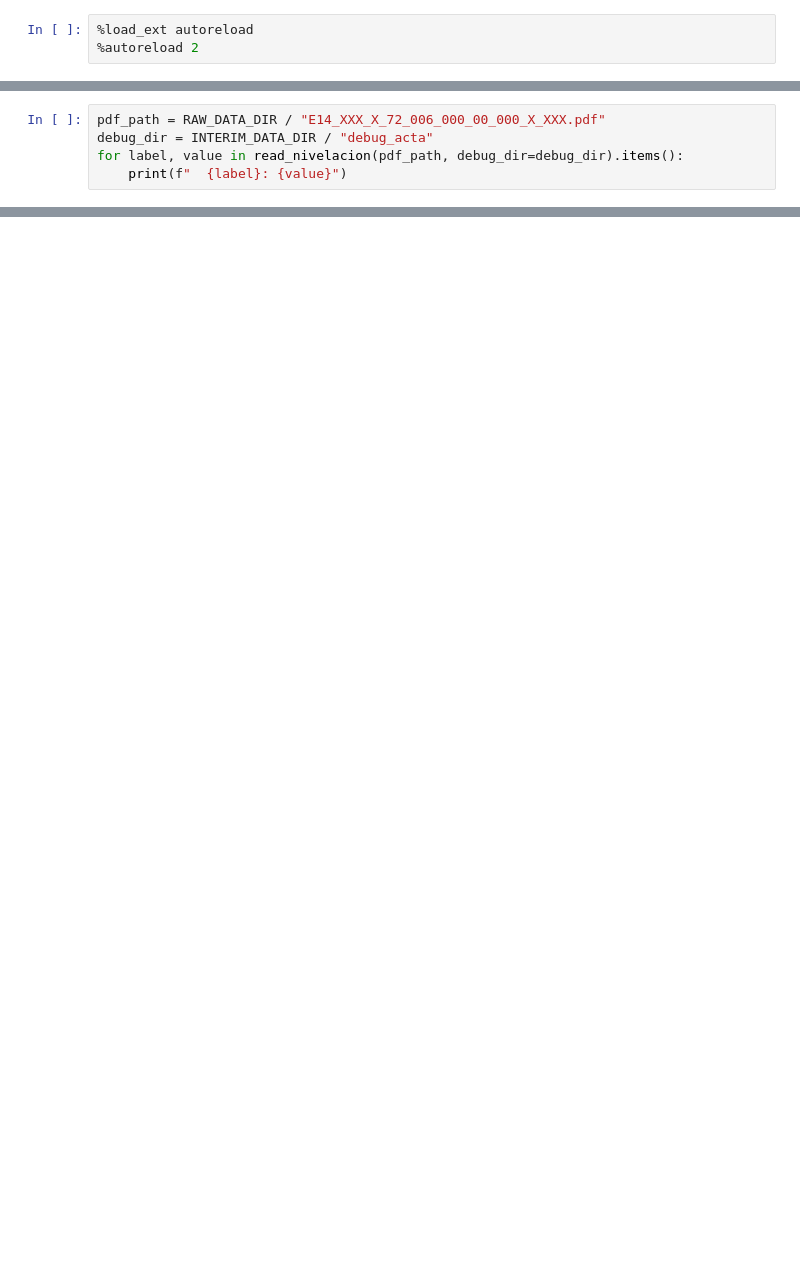
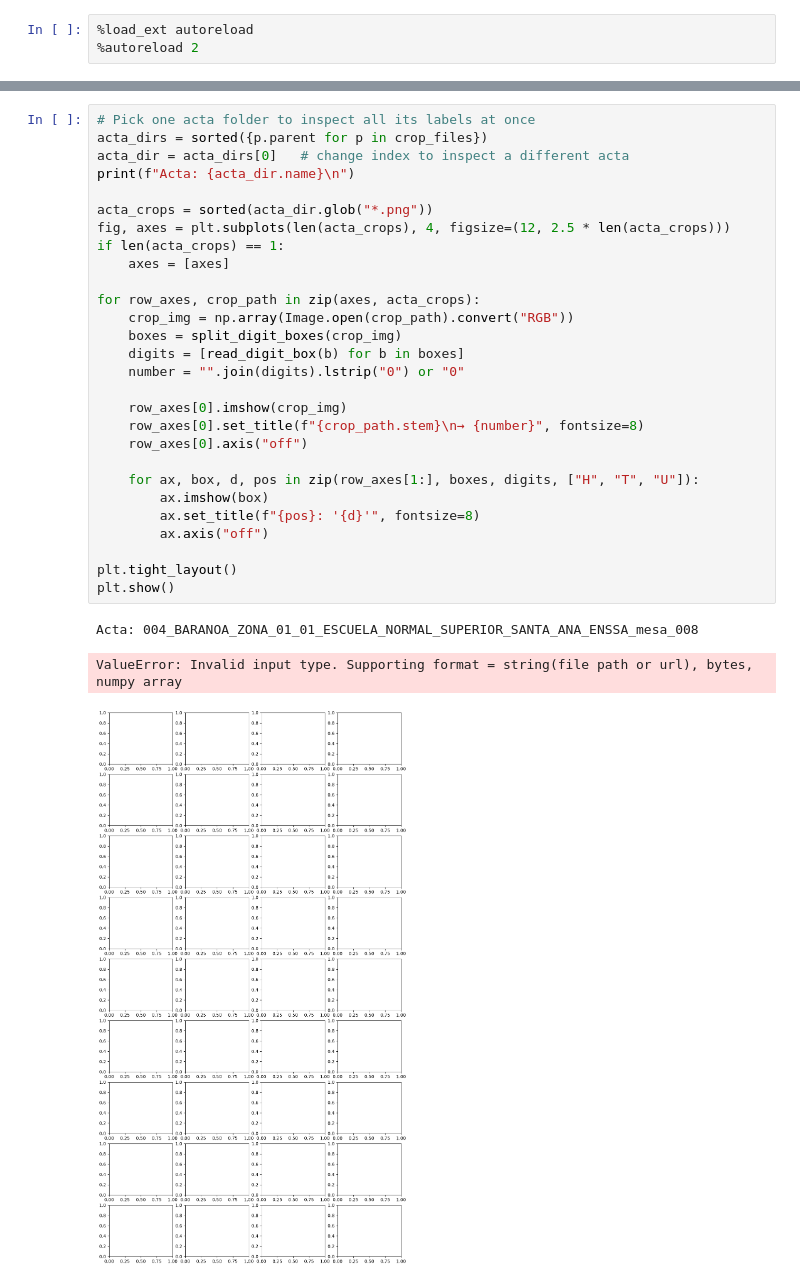
Before and after one commit to h2mauricio/escrutinio-elecciones-col, a Jupyter notebook: notebooks/1.03_interpret_handwriting_data_acta.ipynb, the cells around one changed output, grey strips where cells are left out. Cells and saved outputs as stored; diff of their text form; blank space fills up the shorter version.

```diff
--- a/notebooks/1.03_interpret_handwriting_data_acta.ipynb
+++ b/notebooks/1.03_interpret_handwriting_data_acta.ipynb
@@ -19,5 +34,0 @@ setup_logger()
-# %%
-pdf_path = RAW_DATA_DIR / "E14_XXX_X_72_006_000_00_000_X_XXX.pdf"
-debug_dir = INTERIM_DATA_DIR / "debug_acta"
-for label, value in read_nivelacion(pdf_path, debug_dir=debug_dir).items():
-    print(f"  {label}: {value}")
@@ -169,0 +335,32 @@ Just update the pdf_path at the bottom of the file to point at one of your downl
+# %%
+# Pick one acta folder to inspect all its labels at once
+acta_dirs = sorted({p.parent for p in crop_files})
+acta_dir = acta_dirs[0]   # change index to inspect a different acta
+print(f"Acta: {acta_dir.name}\n")
+
+acta_crops = sorted(acta_dir.glob("*.png"))
+fig, axes = plt.subplots(len(acta_crops), 4, figsize=(12, 2.5 * len(acta_crops)))
+if len(acta_crops) == 1:
+    axes = [axes]
+
+for row_axes, crop_path in zip(axes, acta_crops):
+    crop_img = np.array(Image.open(crop_path).convert("RGB"))
+    boxes = split_digit_boxes(crop_img)
+    digits = [read_digit_box(b) for b in boxes]
+    number = "".join(digits).lstrip("0") or "0"
+
+    row_axes[0].imshow(crop_img)
+    row_axes[0].set_title(f"{crop_path.stem}\n→ {number}", fontsize=8)
+    row_axes[0].axis("off")
+
+    for ax, box, d, pos in zip(row_axes[1:], boxes, digits, ["H", "T", "U"]):
+        ax.imshow(box)
+        ax.set_title(f"{pos}: '{d}'", fontsize=8)
+        ax.axis("off")
+
+plt.tight_layout()
+plt.show()
+# %% [output]
+Acta: 004_BARANOA_ZONA_01_01_ESCUELA_NORMAL_SUPERIOR_SANTA_ANA_ENSSA_mesa_008
+ValueError: Invalid input type. Supporting format = string(file path or url), bytes, numpy array
+[figure, added]
```
Also changed, not shown: parts of 21 cells of this notebook, 14 other files.
